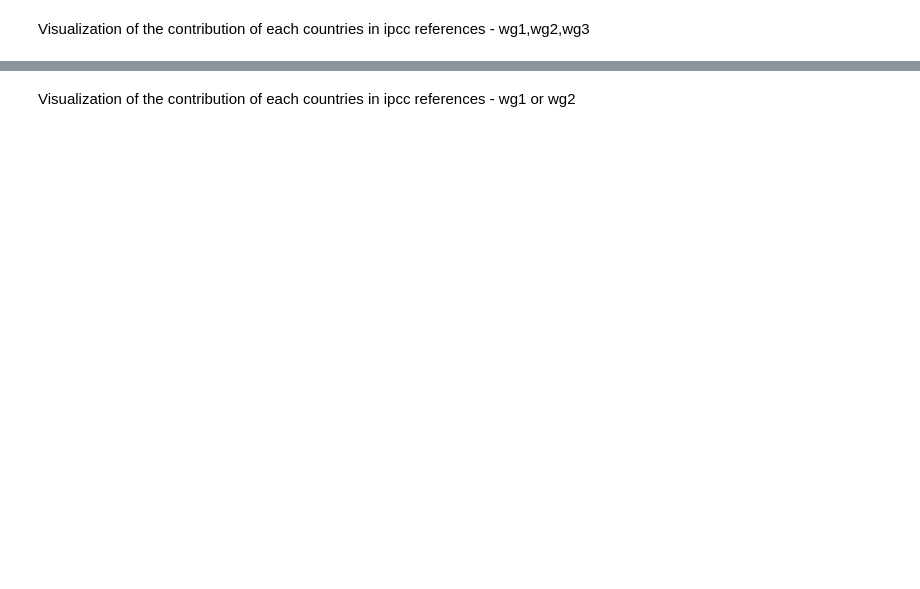
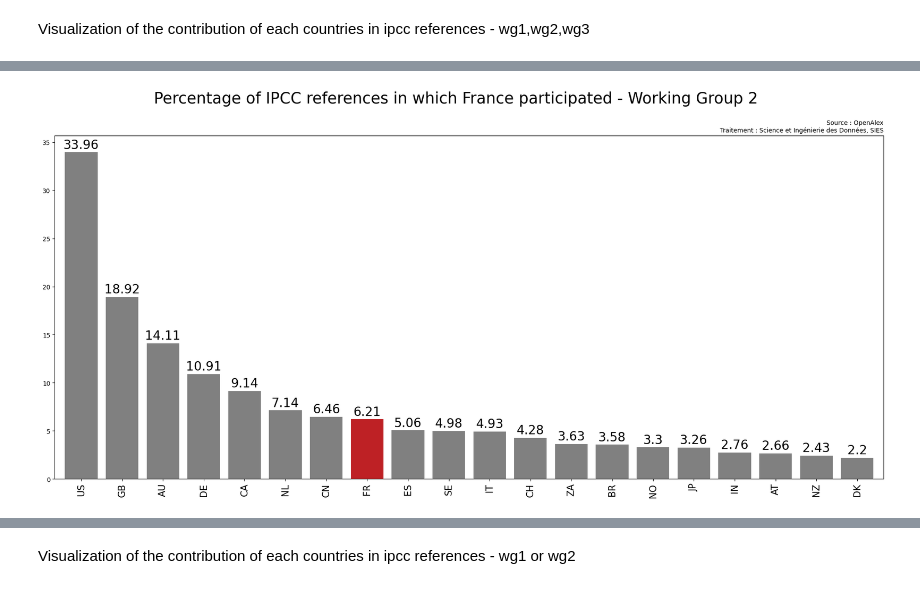
Before and after one commit to dataesr/teds, a Jupyter notebook: notebooks/IPCC_visualization_elastic.ipynb, the cells around one changed output, grey strips where cells are left out. Drawn from its saved outputs; the diff is of its cells as text; code cells hidden in the pictures; blank space fills up the shorter version.

```diff
--- a/notebooks/IPCC_visualization_elastic.ipynb
+++ b/notebooks/IPCC_visualization_elastic.ipynb
@@ -35,0 +43,11 @@ plot_elastic(["3"])
+# %%
+list_wg=["2"]
+plot_graph(get_data_from_elastic([
+        {
+            'bool': {
+                'must': [{'match': {'ipcc.wg.keyword': list_wg[0]}}]
+            }
+        }
+    ]),list_wg)
+# %% [output]
+[figure, added]
```
Also changed, not shown: parts of 19 cells of this notebook, 1 other file.
